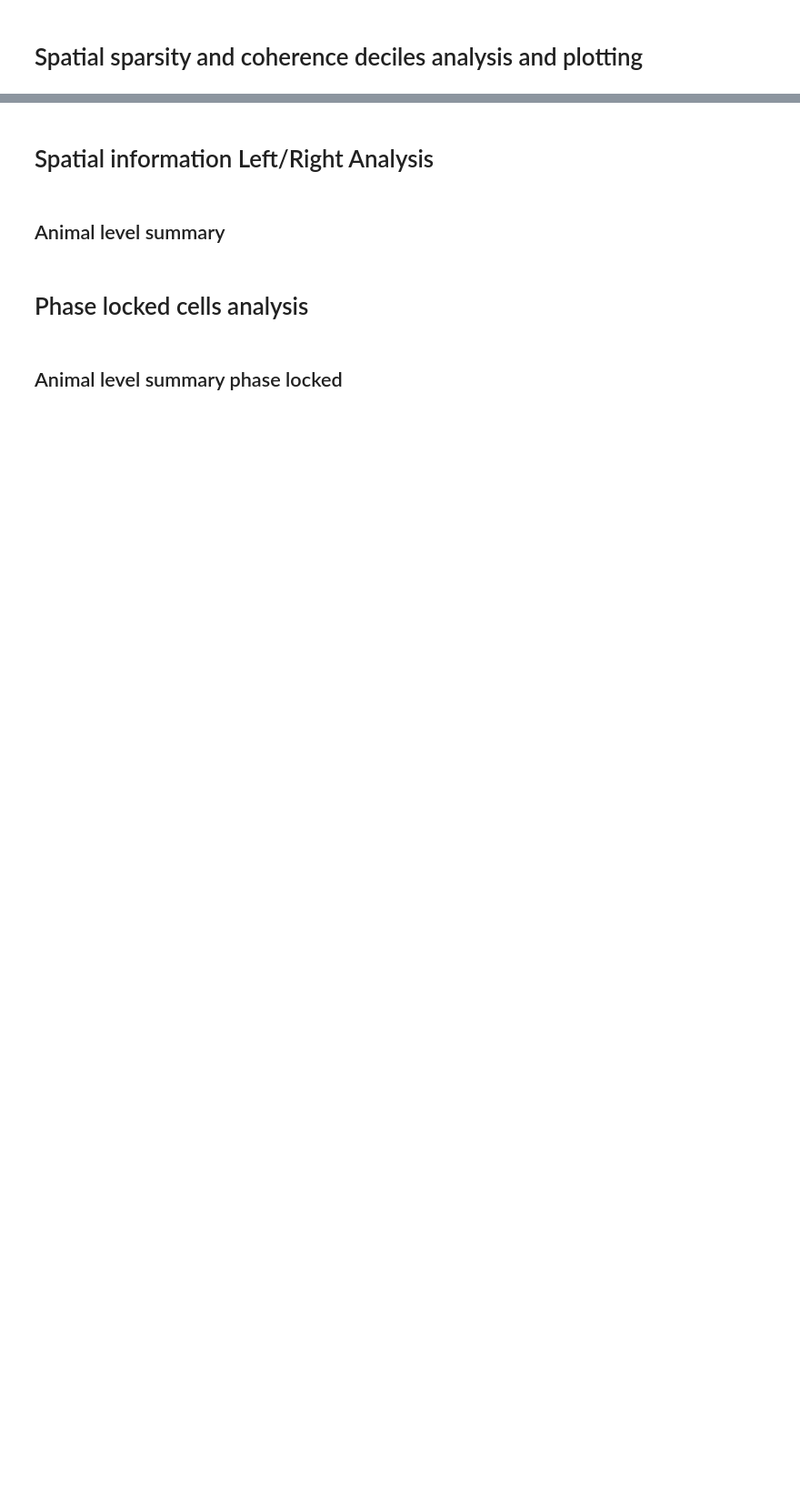
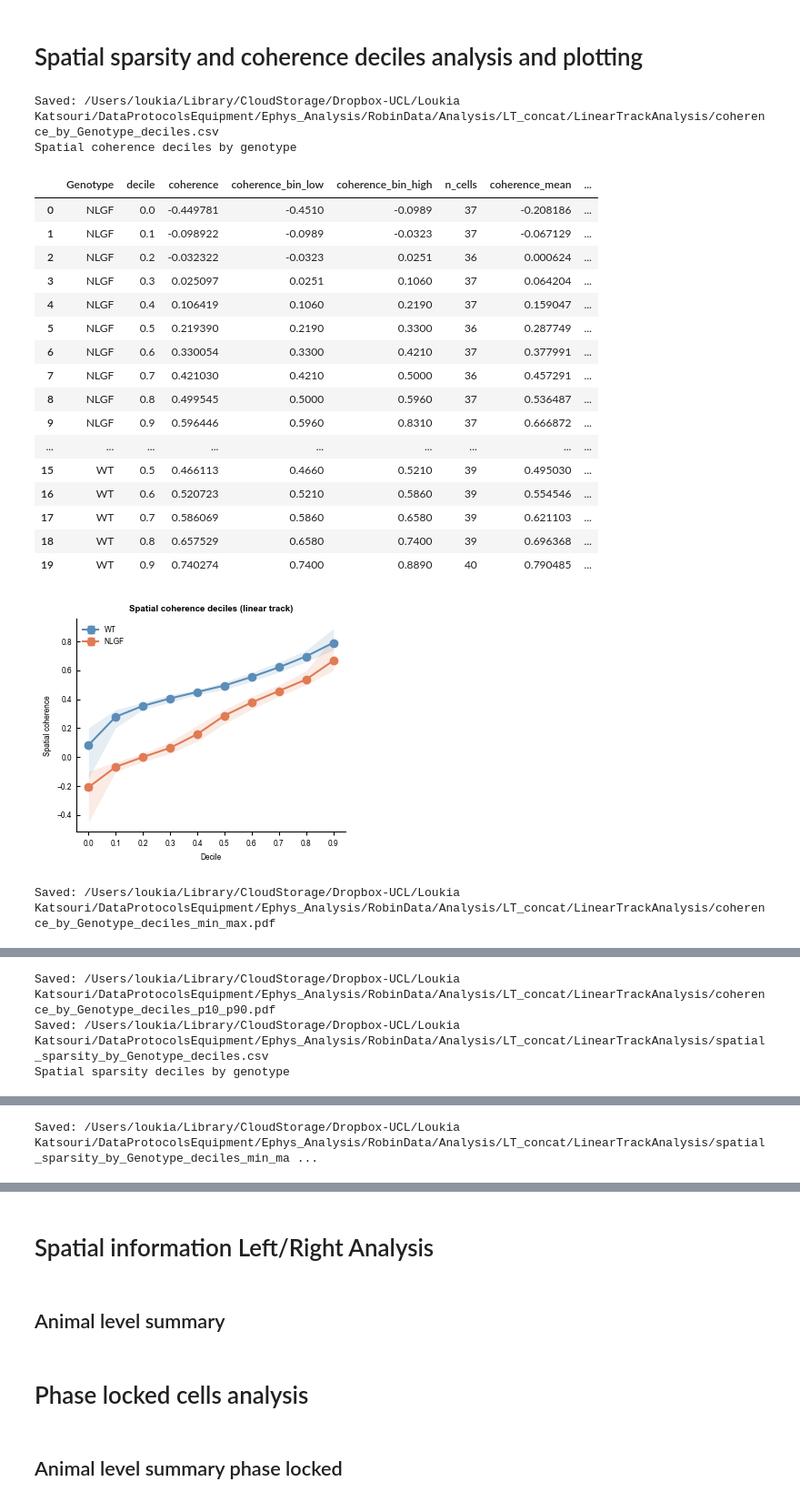
Before and after one commit to lkatsouri/NLGF_ephys_AXONA_data, a Jupyter notebook: ephys_LinearTrack_analysis.ipynb, the cells around one changed output, grey strips where cells are left out. Shown at 91% size. Saved outputs shown, nothing was run; the diff lists cells and outputs as text; code cells hidden in the pictures; blank space fills up the shorter version.

```diff
--- a/ephys_LinearTrack_analysis.ipynb
+++ b/ephys_LinearTrack_analysis.ipynb
@@ -1810,31 +1834,53 @@ for metric in DECILE_METRICS:
     ax.spines[["top", "right"]].set_visible(False)
     fig.tight_layout()
 
-    decile_pdf_path = os.path.join(linear_track_OUTDIR, f"{metric}_by_Genotype_deciles.pdf")
+    decile_pdf_path = os.path.join(linear_track_OUTDIR, f"{metric}_by_Genotype_deciles_min_max.pdf")
     fig.savefig(decile_pdf_path, bbox_inches="tight")
     plt.show()
     plt.close(fig)
     print(f"Saved: {decile_pdf_path}")
 
     # ── Plot (per-bin mean +/- SEM, 10th-90th percentile shading) ──────────
     fig, ax = plt.subplots(figsize=(3.5, 3))
     for geno in GENO_ORDER:
         stats = metric_bin_stats_by_geno[geno]
         ax.fill_between(deciles, stats['p10'], stats['p90'],
                          color=GENO_COLORS[geno], alpha=0.15, linewidth=0)
         ax.errorbar(deciles, stats['mean'], yerr=stats['sem'], marker='o', label=geno,
                     color=GENO_COLORS[geno], capsize=3, elinewidth=1, linewidth=1.5)
 
     ax.set_xticks(deciles)
     ax.set_xlabel("Decile")
     ax.set_ylabel(METRIC_AXIS_LABELS[metric])
     set_panel_title(ax, f"{METRIC_AXIS_LABELS[metric]} deciles (linear track)\n10th-90th percentile band")
     ax.legend(frameon=False)
     ax.spines[["top", "right"]].set_visible(False)
     fig.tight_layout()
 
     decile_p10_p90_pdf_path = os.path.join(linear_track_OUTDIR, f"{metric}_by_Genotype_deciles_p10_p90.pdf")
     fig.savefig(decile_p10_p90_pdf_path, bbox_inches="tight")
     plt.show()
     plt.close(fig)
     print(f"Saved: {decile_p10_p90_pdf_path}")
+# %% [output]
+Saved: /Users/loukia/Library/CloudStorage/Dropbox-UCL/Loukia Katsouri/DataProtocolsEquipment/Ephys_Analysis/RobinData/Analysis/LT_concat/LinearTrackAnalysis/coherence_by_Genotype_deciles.csv
+Spatial coherence deciles by genotype
+|  | Genotype | decile | coherence | coherence_bin_low | coherence_bin_high | n_cells | coherence_mean | ... |
+| 0 | NLGF | 0.0 | -0.449781 | -0.4510 | -0.0989 | 37 | -0.208186 | ... |
+| 1 | NLGF | 0.1 | -0.098922 | -0.0989 | -0.0323 | 37 | -0.067129 | ... |
+| 2 | NLGF | 0.2 | -0.032322 | -0.0323 | 0.0251 | 36 | 0.000624 | ... |
+| 3 | NLGF | 0.3 | 0.025097 | 0.0251 | 0.1060 | 37 | 0.064204 | ... |
+| 4 | NLGF | 0.4 | 0.106419 | 0.1060 | 0.2190 | 37 | 0.159047 | ... |
+| 5 | NLGF | 0.5 | 0.219390 | 0.2190 | 0.3300 | 36 | 0.287749 | ... |
+| 6 | NLGF | 0.6 | 0.330054 | 0.3300 | 0.4210 | 37 | 0.377991 | ... |
+| 7 | NLGF | 0.7 | 0.421030 | 0.4210 | 0.5000 | 36 | 0.457291 | ... |
+| 8 | NLGF | 0.8 | 0.499545 | 0.5000 | 0.5960 | 37 | 0.536487 | ... |
+| 9 | NLGF | 0.9 | 0.596446 | 0.5960 | 0.8310 | 37 | 0.666872 | ... |
+| ... | ... | ... | ... | ... | ... | ... | ... | ... |
+| 15 | WT | 0.5 | 0.466113 | 0.4660 | 0.5210 | 39 | 0.495030 | ... |
+| 16 | WT | 0.6 | 0.520723 | 0.5210 | 0.5860 | 39 | 0.554546 | ... |
+| 17 | WT | 0.7 | 0.586069 | 0.5860 | 0.6580 | 39 | 0.621103 | ... |
+| 18 | WT | 0.8 | 0.657529 | 0.6580 | 0.7400 | 39 | 0.696368 | ... |
+| 19 | WT | 0.9 | 0.740274 | 0.7400 | 0.8890 | 40 | 0.790485 | ... |
+[figure, added]
+Saved: /Users/loukia/Library/CloudStorage/Dropbox-UCL/Loukia Katsouri/DataProtocolsEquipment/Ephys_Analysis/RobinData/Analysis/LT_concat/LinearTrackAnalysis/coherence_by_Genotype_deciles_min_max.pdf
@@ -1840,0 +1888,3 @@ for metric in DECILE_METRICS:
+Saved: /Users/loukia/Library/CloudStorage/Dropbox-UCL/Loukia Katsouri/DataProtocolsEquipment/Ephys_Analysis/RobinData/Analysis/LT_concat/LinearTrackAnalysis/coherence_by_Genotype_deciles_p10_p90.pdf
+Saved: /Users/loukia/Library/CloudStorage/Dropbox-UCL/Loukia Katsouri/DataProtocolsEquipment/Ephys_Analysis/RobinData/Analysis/LT_concat/LinearTrackAnalysis/spatial_sparsity_by_Genotype_deciles.csv
+Spatial sparsity deciles by genotype
@@ -1840,0 +1909 @@ for metric in DECILE_METRICS:
+Saved: /Users/loukia/Library/CloudStorage/Dropbox-UCL/Loukia Katsouri/DataProtocolsEquipment/Ephys_Analysis/RobinData/Analysis/LT_concat/LinearTrackAnalysis/spatial_sparsity_by_Genotype_deciles_min_ma ...
```
Also changed, not shown: parts of 2 cells of this notebook, 1 other file.
